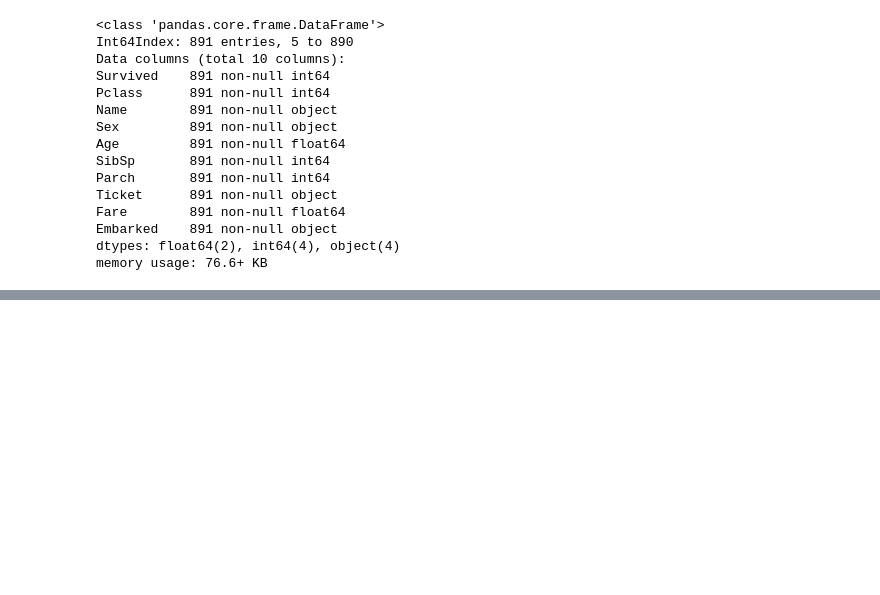
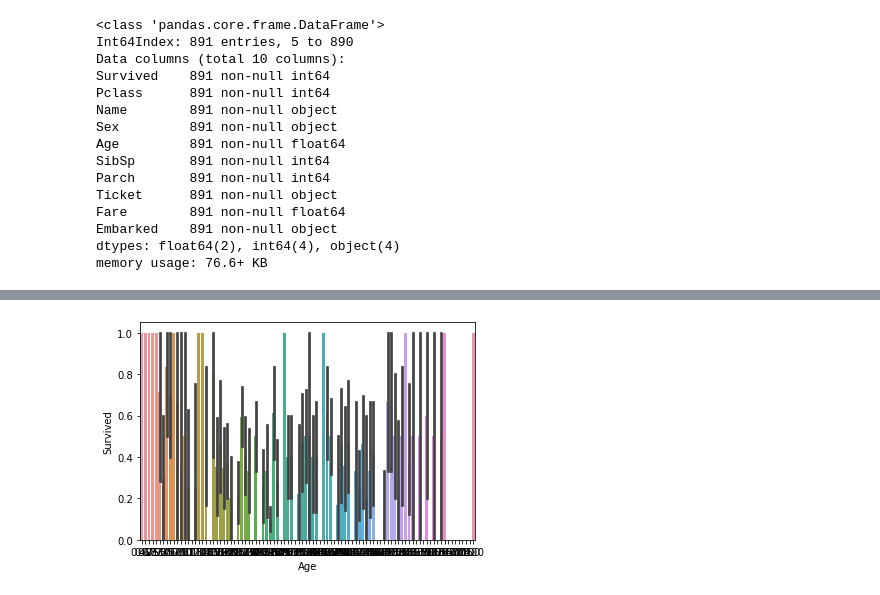
Before and after one commit to vccolombo/titanic-data-science, a Jupyter notebook: titanic.ipynb, the cells around one changed output, grey strips where cells are left out. Saved outputs shown, nothing was run; the diff lists cells and outputs as text; code cells hidden in the pictures; blank space fills up the shorter version.

```diff
--- a/titanic.ipynb
+++ b/titanic.ipynb
@@ -177,0 +350,5 @@ memory usage: 76.6+ KB
+# %%
+g = sns.barplot(x="Age", y="Survived", data=df_droped)
+plt.show()
+# %% [output]
+[figure, added]
```
Also changed, not shown: parts of 24 cells of this notebook.
